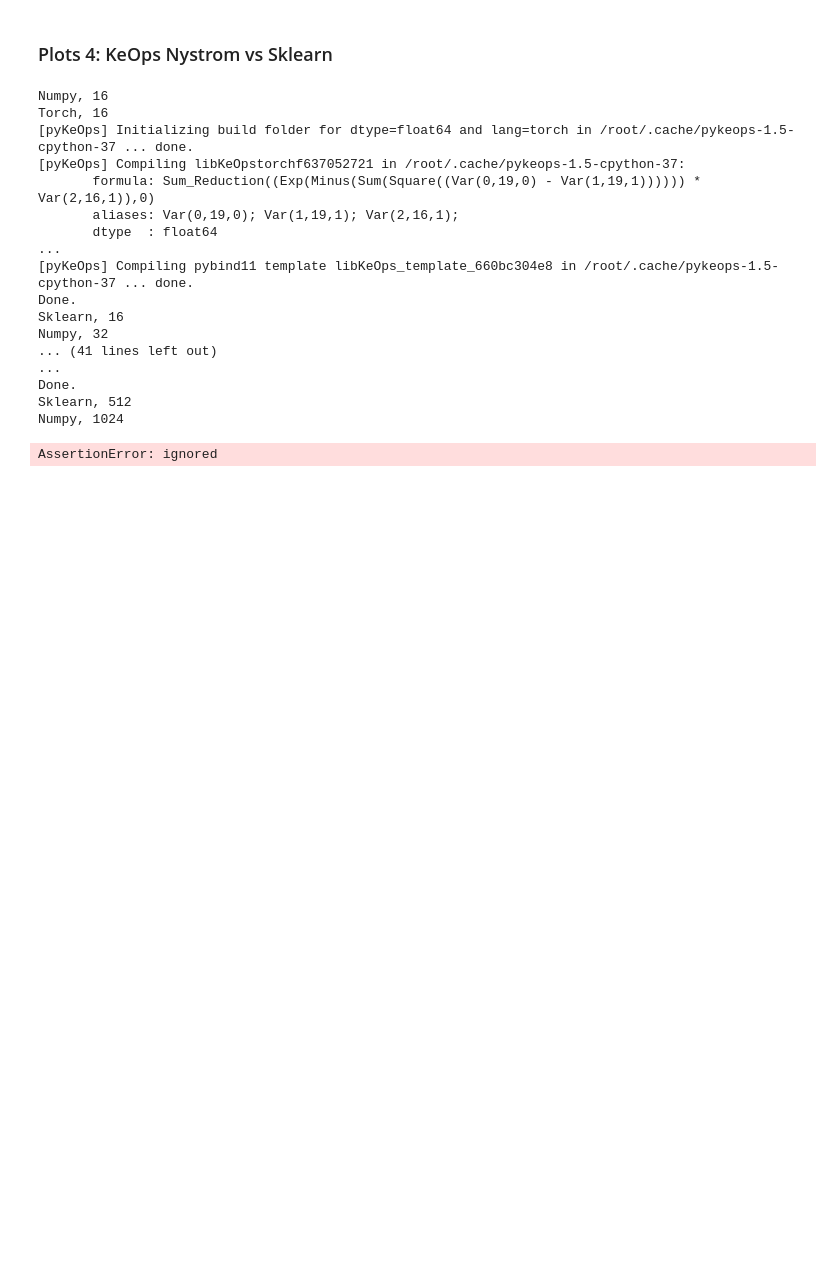
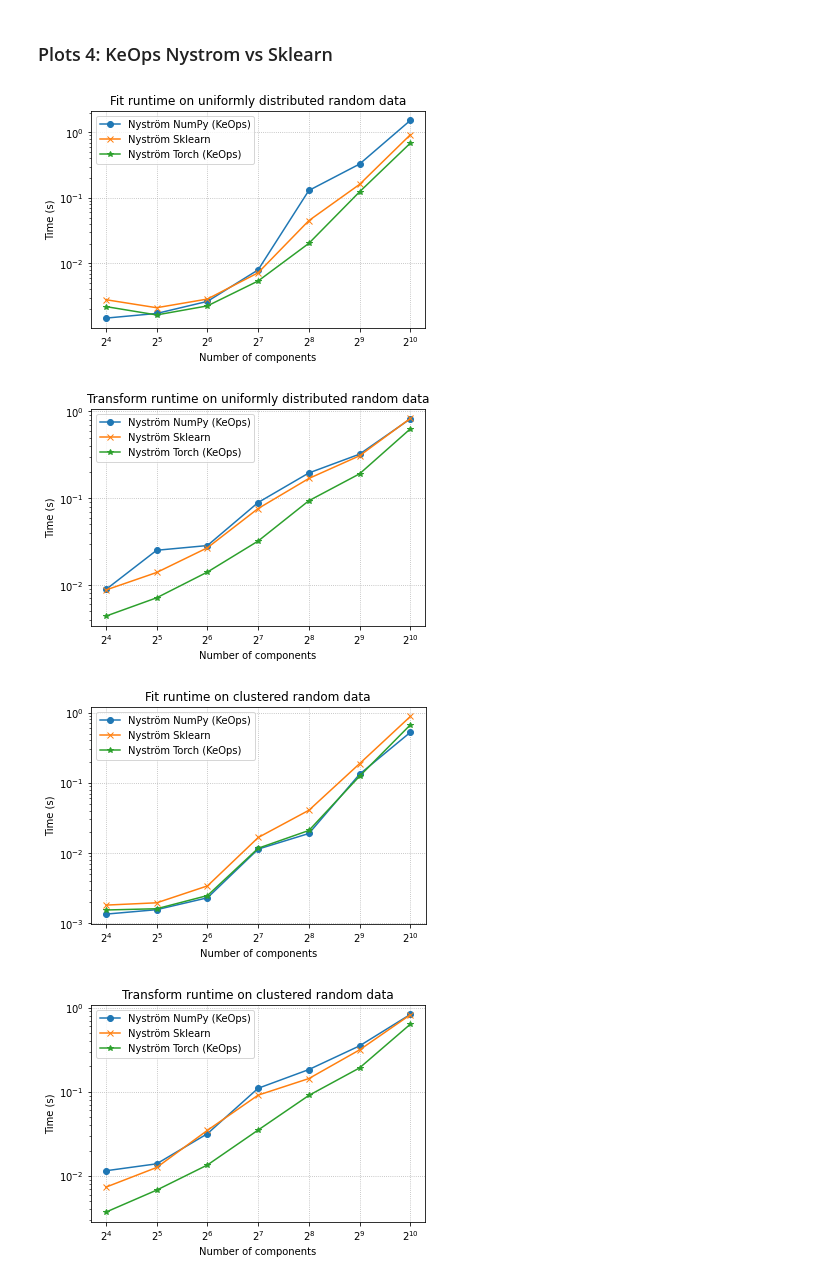
Before and after one commit to huddyyeo/keops_project, a Jupyter notebook: Nystrom_work/Nystrom_benchmarking.ipynb, the cells around one changed output. Drawn from its saved outputs; the diff is of its cells as text; code cells hidden in the pictures; blank space fills up the shorter version.

```diff
--- a/Nystrom_work/Nystrom_benchmarking.ipynb
+++ b/Nystrom_work/Nystrom_benchmarking.ipynb
@@ -564,7 +564,7 @@ def get_runtime(X, X_t, data_name, kernel_keops, kernel_sklearn):
 
     for n_components in NS:
 
-        print(f"Numpy, {n_components}")
+        # print(f"Numpy, {n_components}")
         # Numpy: time fit
         start = time.time()
         nystrom = Nystrom_NK(kernel = kernel_keops, random_state = 0, n_components=n_components).fit(X)
@@ -579,7 +579,7 @@ def get_runtime(X, X_t, data_name, kernel_keops, kernel_sklearn):
         elapsed = end - start
         np_tr.append(elapsed)
 
-        print(f"Torch, {n_components}")
+        # print(f"Torch, {n_components}")
         # Torch: time fit
         torch.cuda.synchronize()
         start = time.time()
@@ -593,12 +593,12 @@ def get_runtime(X, X_t, data_name, kernel_keops, kernel_sklearn):
         torch.cuda.synchronize()
         start = time.time()
         torch.cuda.synchronize()
-        x_new = nystrom.transform(X_t, dense=False)
+        x_new = nystrom.transform(X_t, dense=True)
         end = time.time()
         elapsed = end - start
         torch_tr.append(elapsed)
 
-        print(f"Sklearn, {n_components}")
+        # print(f"Sklearn, {n_components}")
         # Sklearn: time fit
         start = time.time()
         sk_n = Nystroem(kernel=kernel_sklearn, n_components=n_components, random_state=0).fit(X)
@@ -621,7 +621,7 @@ def runtime_plt(fit_n, fit_t, fit_sk, tr_n, tr_t, tr_sk, name):
     plt.plot(NS, fit_t, marker = "*", label = 'Nyström Torch (KeOps)')
     plt.legend()
     plt.xlabel("Number of components")
-    plt.xscale("log", xbase=2)
+    plt.xscale("log", basex=2)
     plt.ylabel("Time (s)")
     plt.yscale("log")
     plt.title(f"Fit runtime on {name}") # uniformly distributed random data
@@ -633,7 +633,8 @@ def runtime_plt(fit_n, fit_t, fit_sk, tr_n, tr_t, tr_sk, name):
     plt.plot(NS, tr_t, marker = "*", label = 'Nyström Torch (KeOps)')
     plt.legend()
     plt.xlabel("Number of components")
-    plt.xscale("log", xbase=2)
+    plt.xscale("log", basex=2)
+    plt.yscale("log")
     plt.ylabel("Time (s)")
     plt.title(f"Transform runtime on {name}")
     plt.grid(True, which="major", linestyle="dotted")
@@ -642,30 +643,16 @@ def runtime_plt(fit_n, fit_t, fit_sk, tr_n, tr_t, tr_sk, name):
 r_np_fit, r_torch_fit, r_sklearn_fit, r_np_tr, r_torch_tr, r_sklearn_tr = get_runtime(random_data, random_data_t, 'Random unclustered data', 'rbf', 'rbf')
 c_np_fit, c_torch_fit, c_sklearn_fit, c_np_tr, c_torch_tr, c_sklearn_tr = get_runtime(data_clustered, data_clustered_t, 'Random clustered data', 'rbf', 'rbf')
 gl_np_fit, gl_torch_fit, gl_sklearn_fit, gl_np_tr, gl_torch_tr, gl_sklearn_tr = get_runtime(GLOVE, GLOVE_t, 'GLOVE (10k samples)', 'rbf', 'rbf')
-
-# MNIST runtimes & plots are below
+mn_np_fit, mn_torch_fit, mn_sklearn_fit, mn_np_tr, mn_torch_tr, mn_sklearn_tr = get_runtime(MNIST_np, MNIST_t, 'MNIST (10k samples)', 'rbf', 'rbf')
-# %% [output]
-Numpy, 16
-Torch, 16
-[pyKeOps] Initializing build folder for dtype=float64 and lang=torch in /root/.cache/pykeops-1.5-cpython-37 ... done.
-[pyKeOps] Compiling libKeOpstorchf637052721 in /root/.cache/pykeops-1.5-cpython-37:
-       formula: Sum_Reduction((Exp(Minus(Sum(Square((Var(0,19,0) - Var(1,19,1)))))) * Var(2,16,1)),0)
-       aliases: Var(0,19,0); Var(1,19,1); Var(2,16,1);
-       dtype  : float64
-...
-[pyKeOps] Compiling pybind11 template libKeOps_template_660bc304e8 in /root/.cache/pykeops-1.5-cpython-37 ... done.
-Done.
-Sklearn, 16
-Numpy, 32
-... (41 lines left out)
-...
-Done.
-Sklearn, 512
-Numpy, 1024
-AssertionError: ignored
 # %%
 # Plot the first 3 data sets
 
 runtime_plt(r_np_fit, r_torch_fit, r_sklearn_fit, r_np_tr, r_torch_tr, r_sklearn_tr, "uniformly distributed random data" )
 runtime_plt(c_np_fit, c_torch_fit, c_sklearn_fit, c_np_tr, c_torch_tr, c_sklearn_tr, "clustered random data" )
 runtime_plt(gl_np_fit, gl_torch_fit, gl_sklearn_fit, gl_np_tr, gl_torch_tr, gl_sklearn_tr, "GloVe25" )
+runtime_plt(mn_np_fit, mn_torch_fit, mn_sklearn_fit, mn_np_tr, mn_torch_tr, mn_sklearn_tr, "MNIST" )
+# %% [output]
+[figure, added]
+[figure, added]
+[figure, added]
+[figure, added]
```
Also changed, not shown: parts of 28 cells of this notebook.
